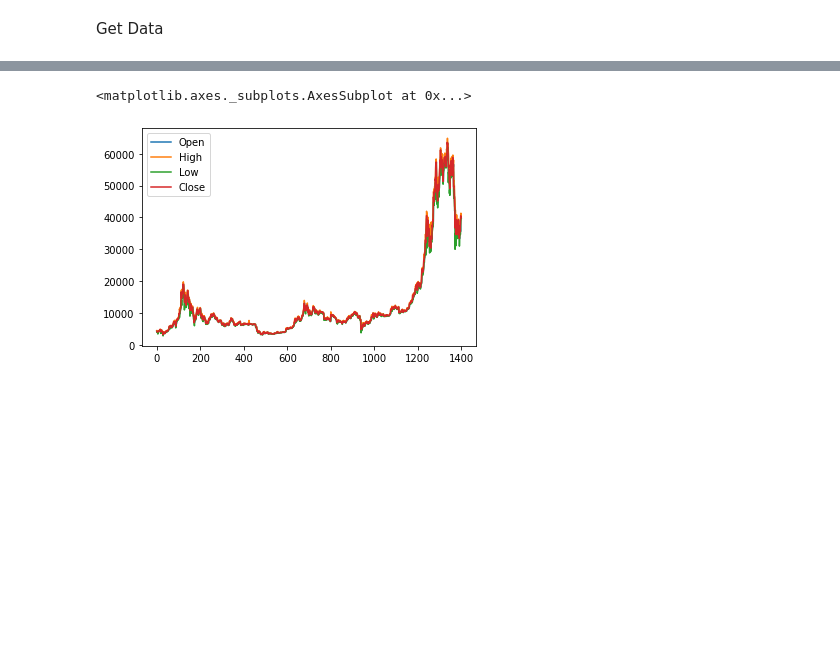
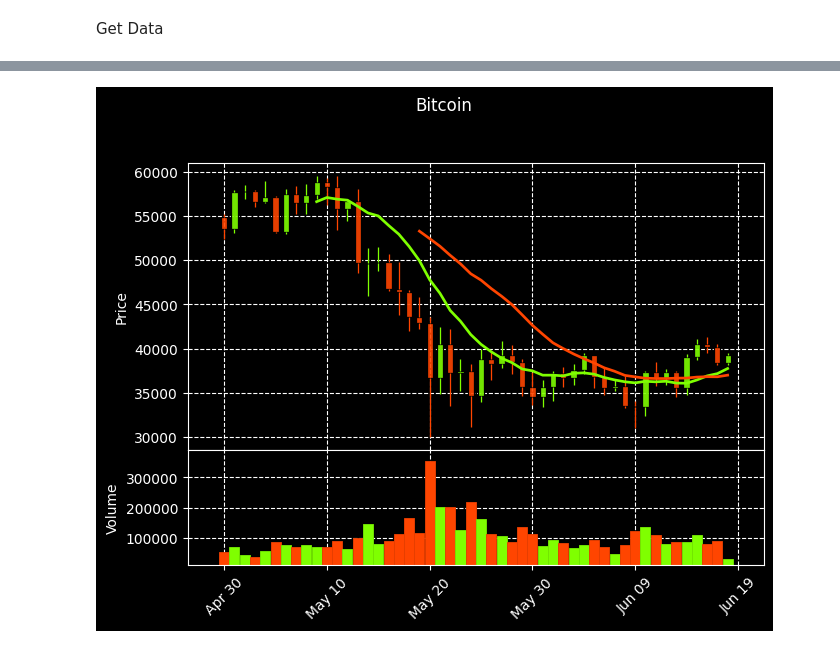
Before and after one commit to johnsonadam187/binance_trader_app, a Jupyter notebook: Binance_trader.ipynb, the cells around one changed output, grey strips where cells are left out. Drawn from its saved outputs; the diff is of its cells as text; code cells hidden in the pictures; blank space fills up the shorter version.

```diff
--- a/Binance_trader.ipynb
+++ b/Binance_trader.ipynb
@@ -112,5 +85,0 @@ btc_history
-# %%
-btc_history.iloc[:, 1:5].plot()
-# %% [output]
-<matplotlib.axes._subplots.AxesSubplot at 0x...>
-[figure, removed]
@@ -116,0 +89,8 @@ btc_history.iloc[:, 1:5].plot()
+# %%
+market_colors = mpf.make_marketcolors(up='chartreuse', down='orangered', wick={'up':'chartreuse', 'down':'orangered'}, volume='inherit', ohlc='inherit')
+mav_colours = ['chartreuse', 'orangered']
+thinkorswim_style = mpf.make_mpf_style(base_mpl_style="dark_background", marketcolors=market_colors, mavcolors=mav_colours, gridstyle='dashed')
+# %%
+mpf.plot(btc_history.tail(50), type='candle', volume=True, title="Bitcoin", mav=(10, 20), style=thinkorswim_style, show_nontrading=True)
+# %% [output]
+[figure, added]
```
Also changed, not shown: parts of 7 cells of this notebook.
